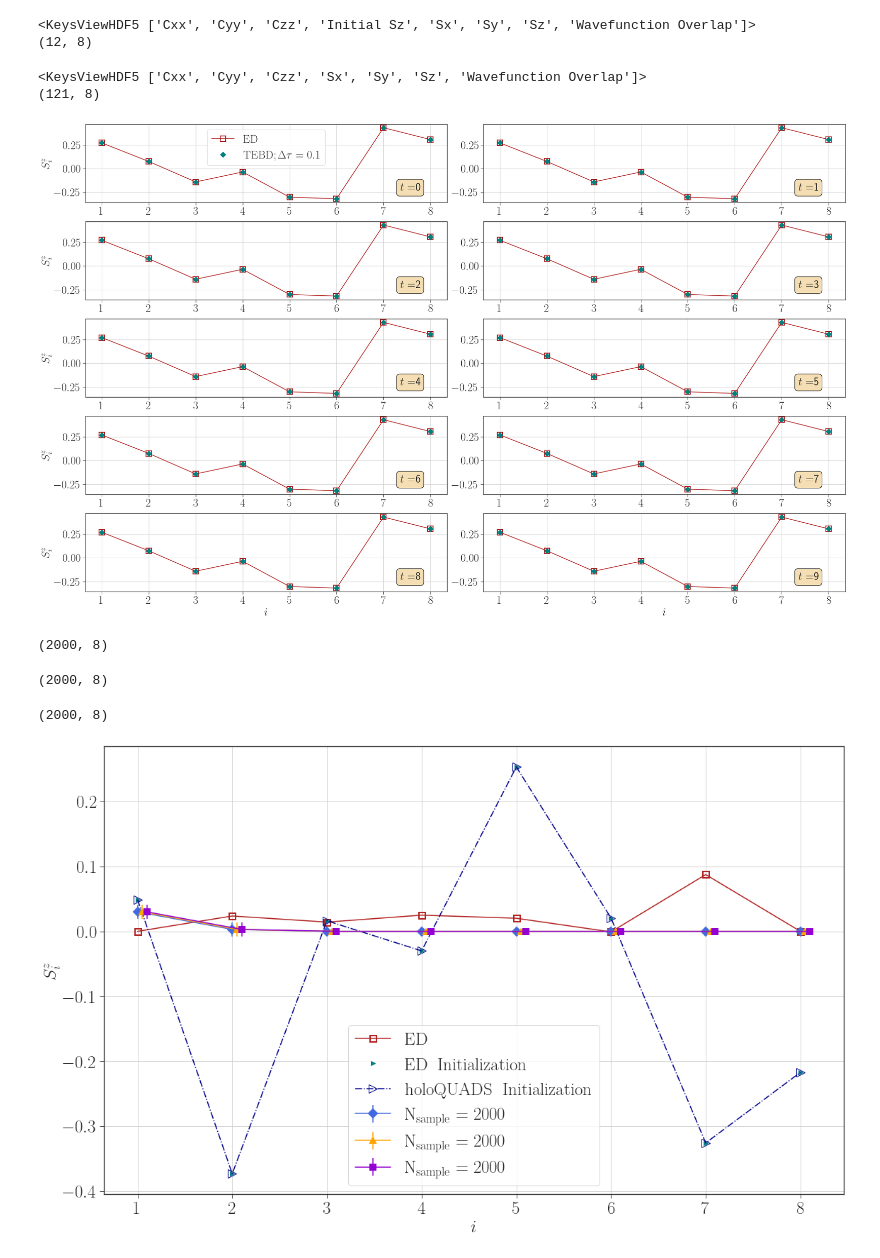
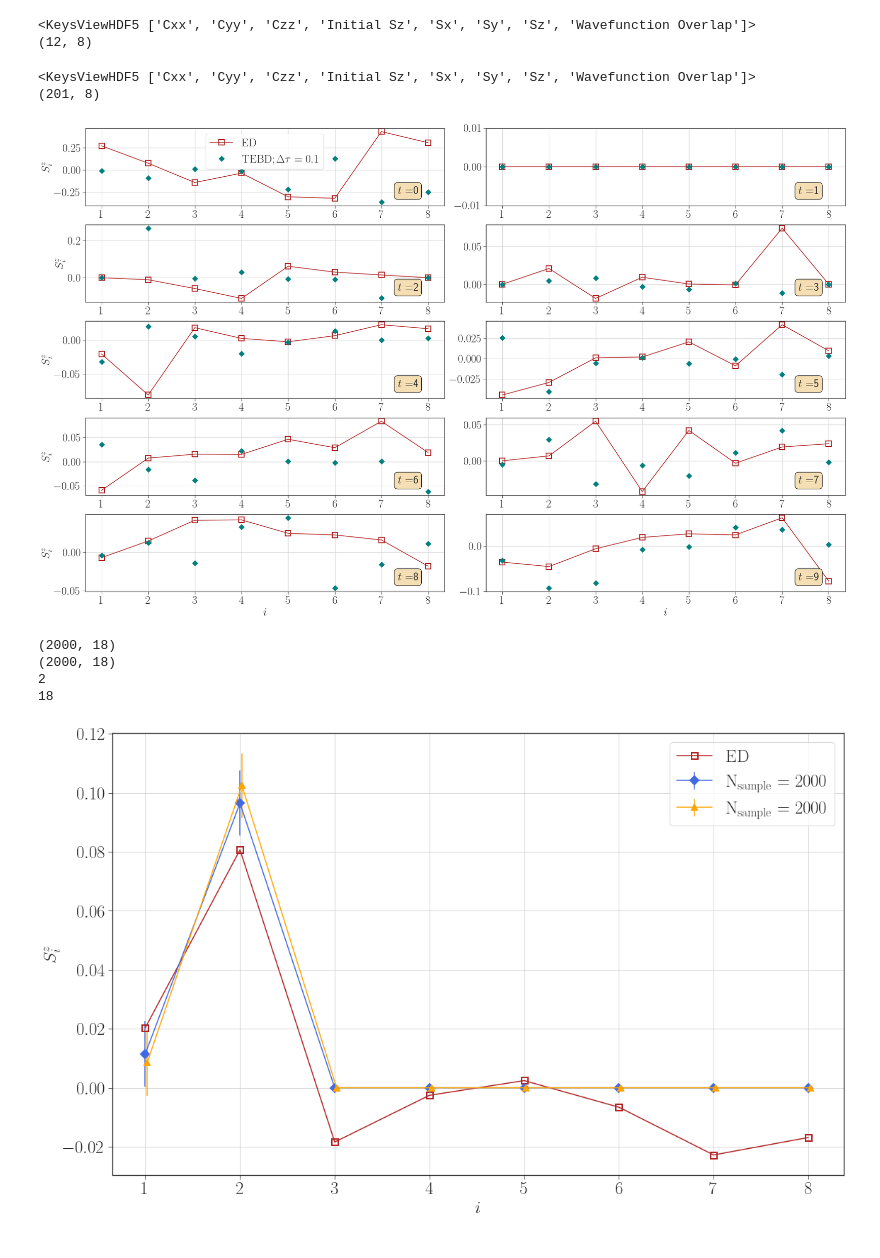
Before and after one commit to xiaobo-23/EntangledLightConeSampling, a Jupyter notebook: HQA_Data_Analysis.ipynb, the cells around one changed output. Cells and saved outputs as stored; diff of their text form; code cells hidden in the pictures.

```diff
--- a/HQA_Data_Analysis.ipynb
+++ b/HQA_Data_Analysis.ipynb
@@ -466,15 +466,15 @@ def data_extrapolation(file_name, label):
     print(tmp_Sz.shape)
     return tmp_Sz
 # %%
-Sz_ED = data_extrapolation("Data/ED_N8_h0.2_Iteration12_Random1.h5", "Sz")
+Sz_ED = data_extrapolation("Data/ED_N8_h0.2_Iteration12_Random.h5", "Sz")
 # %% [output]
 <KeysViewHDF5 ['Cxx', 'Cyy', 'Czz', 'Initial Sz', 'Sx', 'Sy', 'Sz', 'Wavefunction Overlap']>
 (12, 8)
 # %%
-Sz_TEBD = data_extrapolation("Data/TEBD_N8_h0.2_tau0.1_Longitudinal_Only_Random.h5", "Sz")
+Sz_TEBD = data_extrapolation("Data/TEBD_N8_h0.2_tau0.1_T20.0_X+-.h5", "Sz")
 # %% [output]
-<KeysViewHDF5 ['Cxx', 'Cyy', 'Czz', 'Sx', 'Sy', 'Sz', 'Wavefunction Overlap']>
-(121, 8)
+<KeysViewHDF5 ['Cxx', 'Cyy', 'Czz', 'Initial Sz', 'Sx', 'Sy', 'Sz', 'Wavefunction Overlap']>
+(201, 8)
 # %%
 '''
     Analyze the \Delta\tau dependence of real-time dynamics for the kicked Ising model
@@ -493,7 +493,7 @@ for ind in range(10):
     ax.plot(np.arange(1, 9), Sz_TEBD[10 * ind, :].real, linestyle = "", color = 'teal', marker = 'D', markersize = 9, \
          markeredgecolor = 'teal', markeredgewidth = 1, label = r'$\rm TEBD; \Delta\tau = 0.1$')
 
-    if max(Sz_ED[ind, :]) < 1E-8:
+    if max(abs(Sz_ED[ind, :])) < 1E-8:
         ax.set_ylim(-0.01, 0.01)
 
     if ind == 0:
@@ -501,6 +501,10 @@ for ind in range(10):
 
     if ind2 == 0:
         ax.set_ylabel(r'$S^{z}_{i}$', fontsize = 25)
+
+#     ax.set_ylim(-0.2, 0.3)
+#     if max(abs(Sz_ED[ind, :])) < 1E-8:
+#         ax.set_ylim(-1E-8, 1E-8)
 
     ax.tick_params(axis = "both", which = "major", labelsize = 25)
     ax.text(.87, .15, r'$t = $' + str(ind), \
@@ -512,7 +516,7 @@ for ind in range(10):
 
 # plt.savefig('Figures/Kicked_Ising_h0.2_TEBD_ED_Benchmark_Sz_Longitudinal_Only_Random_QN_Link2.pdf')
 # %% [output]
-[figure, old version]
+[figure, new version]
 # %%
 '''
     A simple function to extrapolate data from HDF5 file
@@ -529,56 +533,62 @@ def data_extrapolation_sample(file_name, label):
     tmp_err = np.std(tmp_Sz, axis = 0) / np.sqrt(tmp_Sz.shape[0])
 #     return tmp_Sz
     return tmp_ave, tmp_err
-# %%
-Sz_ave1, Sz_err1 = data_extrapolation_sample("Data/holoQUADS_Circuit_N8_h0.2_T3.0_Measure2000_Random_Update_Test1.h5", "Sz")
-# %% [output]
-(2000, 8)
-# %%
-Sz_ave2, Sz_err2 = data_extrapolation_sample("Data/holoQUADS_Circuit_N8_h0.2_T3.0_Measure2000_Random_Update_Test2.h5", "Sz")
-# %% [output]
-(2000, 8)
-# %%
-Sz_ave3, Sz_err3 = data_extrapolation_sample("Data/holoQUADS_Circuit_N8_h0.2_T3.0_Measure2000_Random_Update_Test3.h5", "Sz")
-# %% [output]
-(2000, 8)
+# %%
+'''
+    Collect data from hdf5 files in an automatic way
+'''
+
+Sz_ave, Sz_err = [], []
+path = "Data/holoQUADS_Circuit_N18_h0.2_T3.0_Measure2000_Random_"
+handle = "Sz"
+
+for ind in range(2):
+    tmp_path = path + "Test" + str(ind + 1) + ".h5"
+    tmp_ave, tmp_err = data_extrapolation_sample(tmp_path, handle)
+    Sz_ave.append(tmp_ave); Sz_err.append(tmp_err)
+
+print(len(Sz_ave)); print(len(Sz_ave[0]))
+# %% [output]
+(2000, 18)
+(2000, 18)
+2
+18
 # %%
 '''
     Benchmark holoQUADS circuit against ED and TEBD codes using Sz
 '''
 
 fig = plt.figure(figsize = (16, 16 * goldenRatio), tight_layout = True)
 spec = gridspec.GridSpec(nrows = 1, ncols = 1, figure = fig)
 plt.style.use('seaborn-ticks')
 
 ax1 = fig.add_subplot(spec[0, 0])
-ave = [Sz_ave1, Sz_ave2, Sz_ave3]
-err = [Sz_err1, Sz_err2, Sz_err3]
-color = ['royalblue', 'orange', 'darkviolet', 'teal']
-marker = ['D', '^', 's', 'o']
-label = [r'$\rm N_{sample} = 2000$', r'$\rm N_{sample} = 2000$', r'$\rm N_{sample} = 2000$', r'$\rm N_{sample} = 2000$']
+color = ['royalblue', 'orange', 'darkviolet', 'teal', 'coral']
+marker = ['D', '^', 's', 'o', '>']
+label = [r'$\rm N_{sample} = 2000$' for ind in range(5)]
 
-for ind in range(3):
-    ax1.errorbar(np.arange(1, 9) + 0.05 * ind, ave[ind][ : 8], yerr = err[ind][ : 8], color = color[ind], marker = marker[ind], markersize = 8, \
+for ind in range(2):
+    ax1.errorbar(np.arange(1, 9) + 0.02 * ind, Sz_ave[ind][ : 8], yerr = Sz_err[ind][ : 8], color = color[ind], marker = marker[ind], markersize = 8, \
                  markeredgecolor = color[ind], markeredgewidth = 2, label = label[ind])
 
 ax1.plot(np.arange(1, 9), Sz_ED[3, :], color = 'firebrick', marker = 's', markersize = 9, \
      markeredgecolor = 'firebrick', markerfacecolor = 'none', markeredgewidth = 2, label = r'$\rm ED$')
 
-ax1.plot(np.arange(1, 9), np.array(h5py.File("Data/ED_N8_h0.2_Iteration12_Random1.h5")["Initial Sz"]).real, \
-         marker = ">", markersize = 6, color = "teal", linestyle = "", label = r'$\rm ED \;\; Initialization$')
-ax1.plot(np.arange(1, 9), np.array(h5py.File("Data/holoQUADS_Circuit_N8_h0.2_T3.0_Measure2000_Random_Update_Test1.h5")["Initial Sz"]).real, color = "darkblue",\
-         marker = ">", markersize = 12, markerfacecolor = "none", linestyle = "-.", label = r'$\rm holoQUADS \;\; Initialization$')
+# ax1.plot(np.arange(1, 9), np.array(h5py.File("Data/ED_N8_h0.2_Iteration12_Random1.h5")["Initial Sz"]).real, \
+#          marker = ">", markersize = 6, color = "teal", linestyle = "", label = r'$\rm ED \;\; Initialization$')
+# ax1.plot(np.arange(1, 9), np.array(h5py.File("Data/holoQUADS_Circuit_N8_h0.2_T3.0_Measure2000_Random_Update_Test1.h5")["Initial Sz"]).real, color = "darkblue",\
+#          marker = ">", markersize = 12, markerfacecolor = "none", linestyle = "-.", label = r'$\rm holoQUADS \;\; Initialization$')
 
 ax1.set_xlabel(r'$i$', fontsize = 25)
 ax1.set_ylabel(r'$S^{z}_{i}$', fontsize = 25)
-ax1.set_xticks(np.arange(1, 9))
-# ax1.set_xlim(.8, 2.5)
+# ax1.set_xticks(np.arange(1, 9))
+# ax1.set_xlim(.97, 2.1)
 # ax1.set_ylim(-.1, .1)
 ax1.tick_params(axis = "both", which = "major", labelsize = 25)
 ax1.legend(frameon = True, fontsize = 25)
 ax1.grid()
 
-plt.savefig('Figures/Kick_Ising_holoQUADS_Benchmark_Random_h0.2_t=3_Sz_Update.pdf')
+# plt.savefig('Figures/Kick_Ising_holoQUADS_Benchmark_Random_h0.2_t=3_Sz_Random2.pdf')
 # %% [output]
-[figure, old version]
+[figure, new version]
 # %%
```
Also changed, not shown: parts of 2 cells of this notebook, 4 other files.
